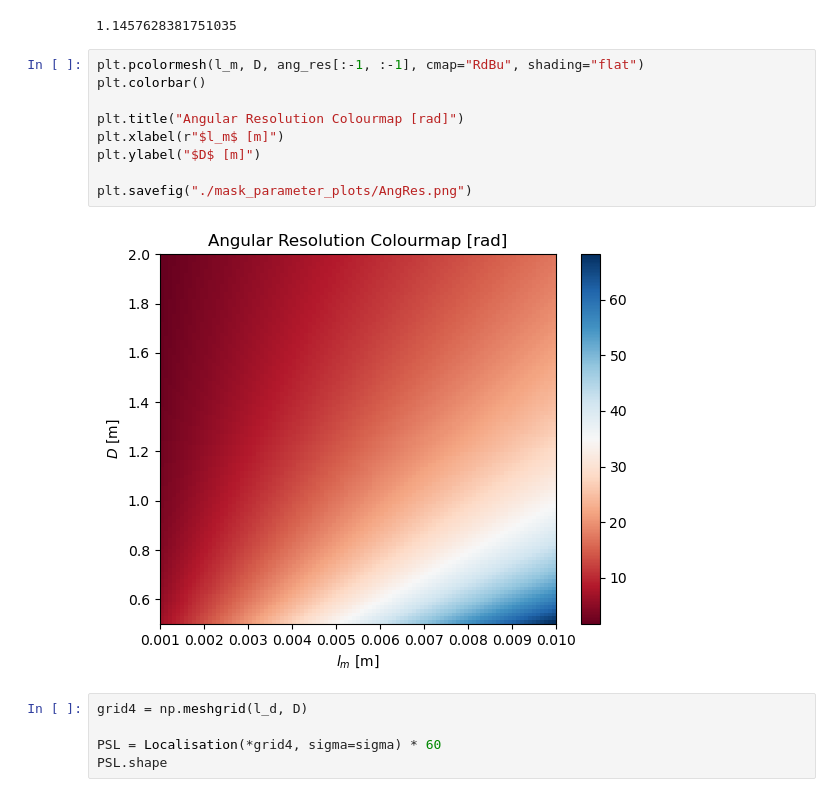
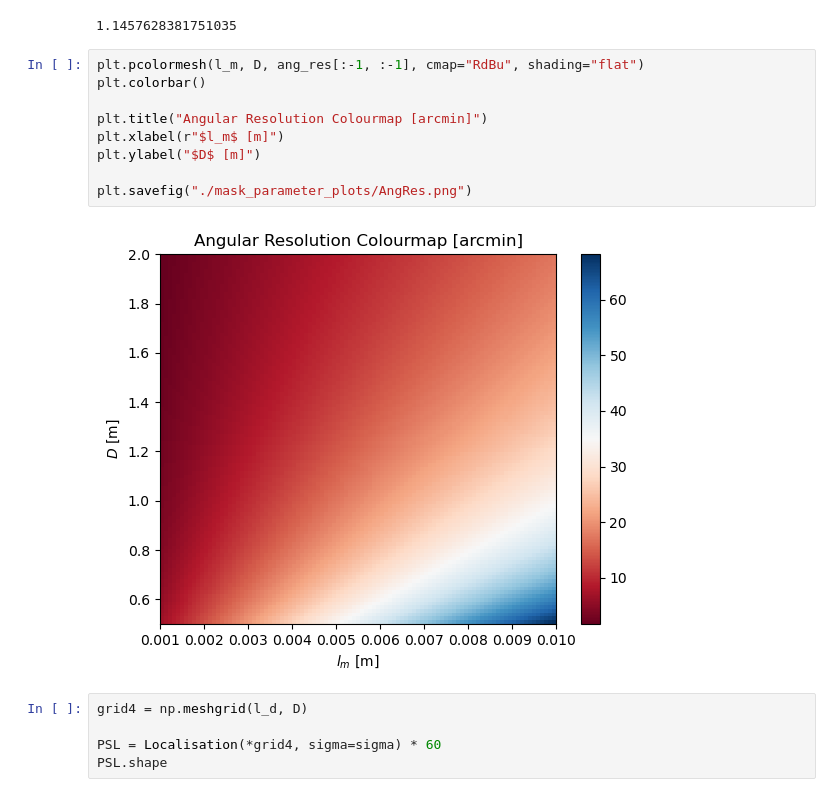
Before and after one commit to kl1ps3r/GRB-group-5, a Jupyter notebook: contour_maps.ipynb, the cells around one changed output. Drawn from its saved outputs; the diff is of its cells as text.

Commit message:
Yeah, I can't do science aparently. Corrected the units on all graphs from rad -> arcmin or deg as required.

```diff
--- a/contour_maps.ipynb
+++ b/contour_maps.ipynb
@@ -54,14 +54,14 @@ ang_res = AngRes(*grid3) * 60
 # %%
 plt.pcolormesh(l_m, D, ang_res[:-1, :-1], cmap="RdBu", shading="flat")
 plt.colorbar()
 
-plt.title("Angular Resolution Colourmap [rad]")
+plt.title("Angular Resolution Colourmap [arcmin]")
 plt.xlabel(r"$l_m$ [m]")
 plt.ylabel("$D$ [m]")
 
 plt.savefig("./mask_parameter_plots/AngRes.png")
 # %% [output]
-[figure, old version]
+[figure, new version]
 # %%
 grid4 = np.meshgrid(l_d, D)
 
```
Also changed, not shown: parts of 1 cell of this notebook, 2 other files.
